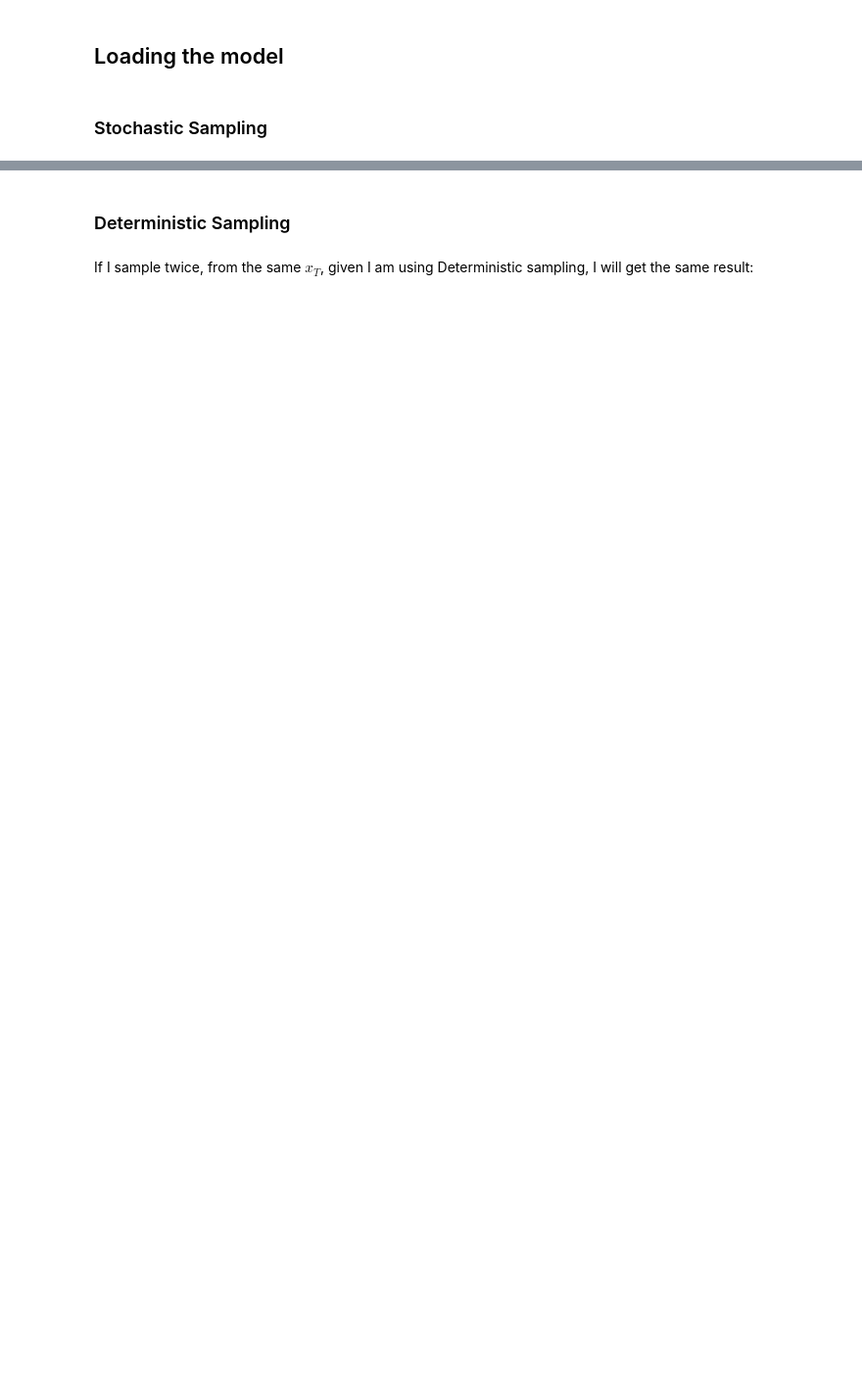
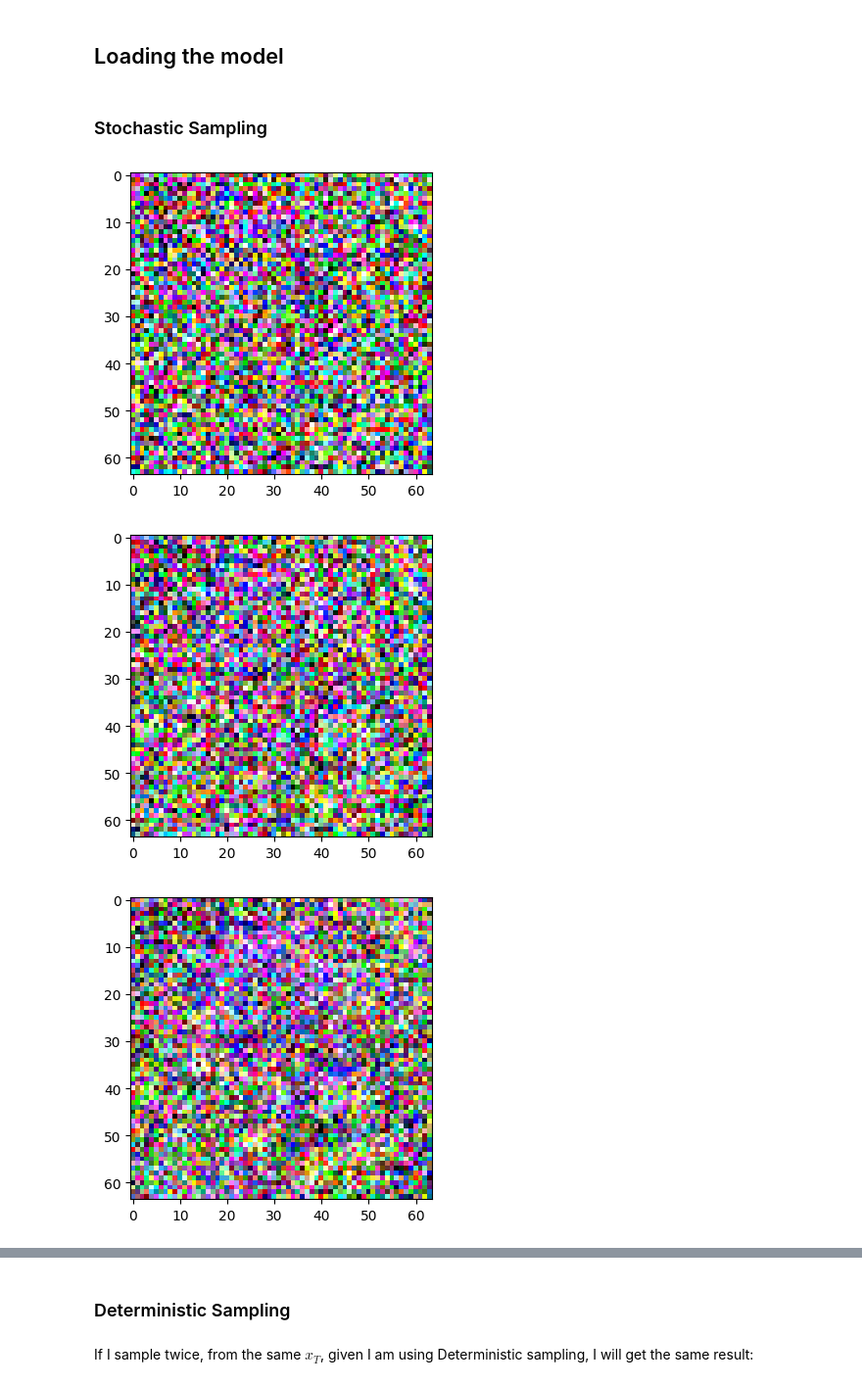
Before and after one commit to Almanza33/ModelImplementation, a Jupyter notebook: ImagesDPM/DiffModel.ipynb, the cells around one changed output, grey strips where cells are left out. Shown at 98% size. Drawn from its saved outputs; the diff is of its cells as text; code cells hidden in the pictures; blank space fills up the shorter version.

```diff
--- a/ImagesDPM/DiffModel.ipynb
+++ b/ImagesDPM/DiffModel.ipynb
@@ -240,3 +283,46 @@ model = Unet.UNet().to("cuda")
 loaded_model = load_model(model, checkpoint_path)
 # %% [markdown]
 ### Stochastic Sampling
+# %%
+def plot_images2(images):
+    plt.figure(figsize=(4, 4))
+    plt.imshow(torch.cat([
+        torch.cat([i for i in images.cpu()], dim=-1),
+    ], dim=-2).permute(1, 2, 0).cpu())
+    plt.show()
+# %%
+def samplePlot(model, n):
+    model.eval()
+    with torch.no_grad():
+        x = torch.randn((n, 3, IMG_SIZE, IMG_SIZE)).to(device) # X_T initialisation
+        for i in tqdm(reversed(range(1, T)), position=0): # Sampling loop according to paper
+            t = (torch.ones(n) * i).long().to(device)
+            predicted_noise = model(x, t)
+            alpha_t = alpha[t][:, None, None, None]
+            alpha_hat_t = alpha_hat[t][:, None, None, None]
+            beta_t = beta[t][:, None, None, None]
+            if i > 1:
+                noise = torch.randn_like(x)
+            else:
+                noise = torch.zeros_like(x)
+            x = 1 / torch.sqrt(alpha_t) * (x - ((1 - alpha_t) / (torch.sqrt(1 - alpha_hat_t))) * predicted_noise) + torch.sqrt(beta_t) * noise
+
+            if (i % 50 == 0 or i == 1):
+                x2 = x
+                x2 = (x2.clamp(-1, 1) + 1) / 2
+                x2 = (x2 * 255).type(torch.uint8)
+                plot_images2(x2)
+
+    x = (x.clamp(-1, 1) + 1) / 2
+    x = (x * 255).type(torch.uint8)
+    return x
+# %%
+num_images_to_sample = 1  # Adjust this number as needed
+
+sampled_images = samplePlot(loaded_model, num_images_to_sample)
+
+#plot_images(sampled_images)
+# %% [output]
+[figure, added]
+[figure, added]
+[figure, added]
```
Also changed, not shown: parts of 14 cells of this notebook, 5 other files.
